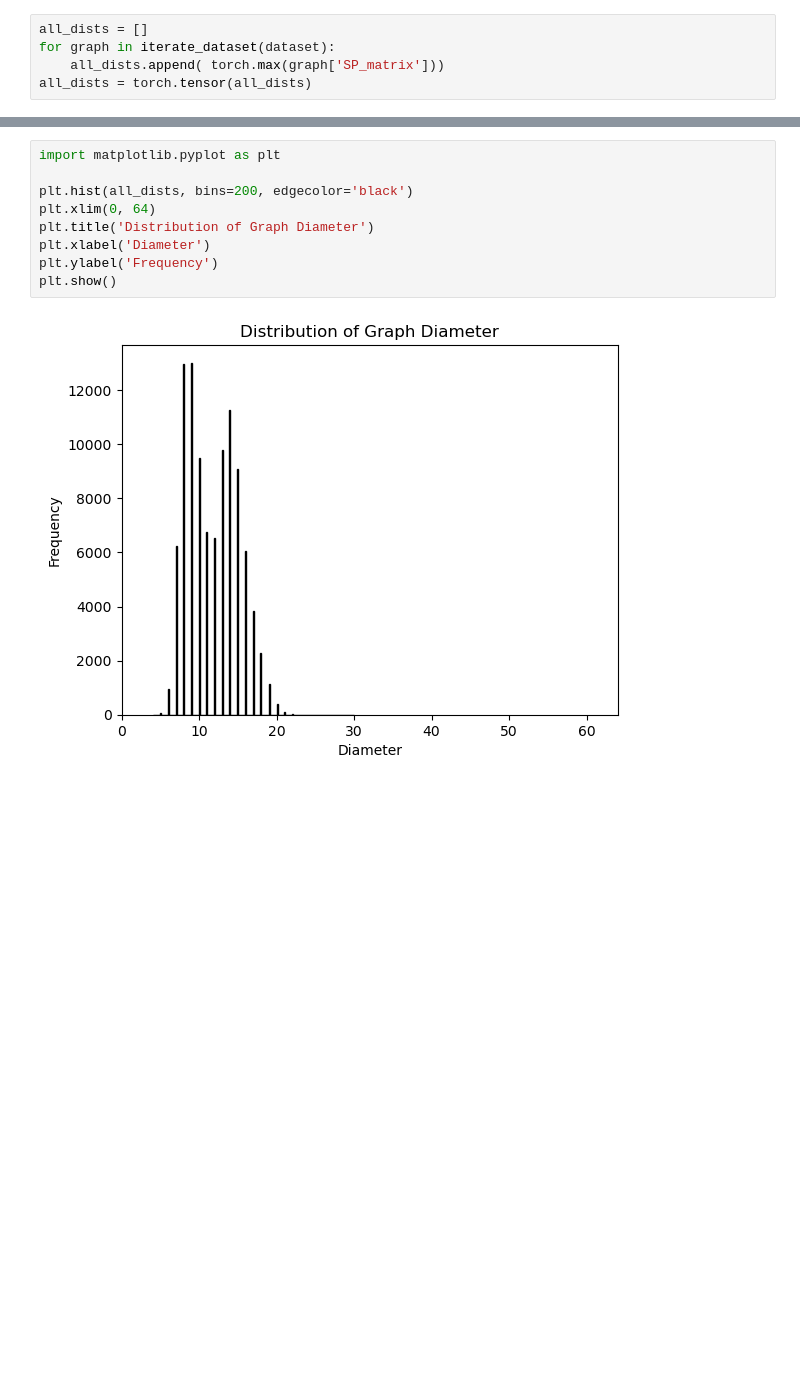
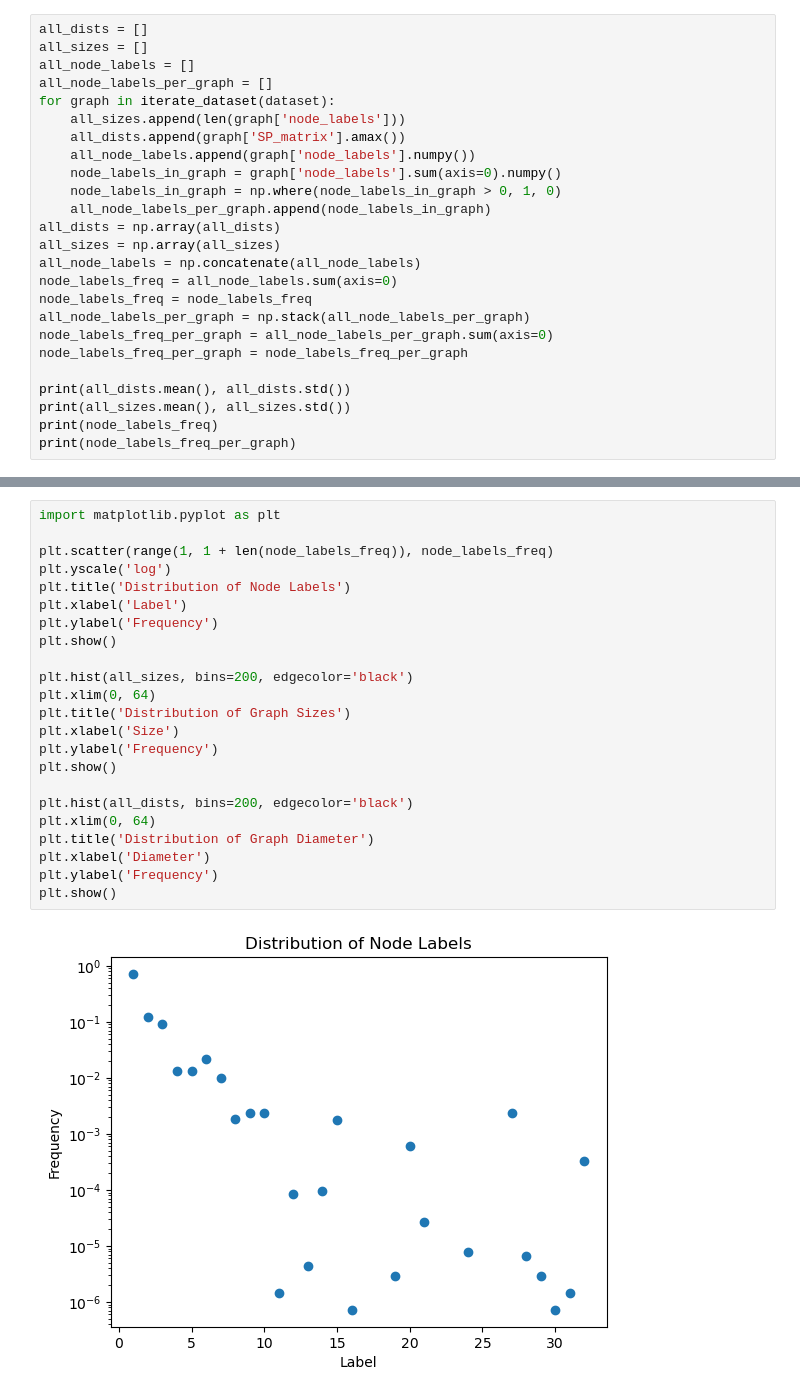
Before and after one commit to KrzakalaPaul/MolecularDatasetsExploration, a Jupyter notebook: exploration_graphs.ipynb, the cells around one changed output, grey strips where cells are left out. Drawn from its saved outputs; the diff is of its cells as text; blank space fills up the shorter version.

Commit message:
max size 16

```diff
--- a/exploration_graphs.ipynb
+++ b/exploration_graphs.ipynb
@@ -42,8 +43,28 @@ def iterate_dataset(dataset):
         else:
             graph = data
         yield graph
-# %%
-all_dists = []
-for graph in iterate_dataset(dataset):
-    all_dists.append( torch.max(graph['SP_matrix']))
-all_dists = torch.tensor(all_dists)
+# %%
+all_dists = []
+all_sizes = []
+all_node_labels = []
+all_node_labels_per_graph = []
+for graph in iterate_dataset(dataset):
+    all_sizes.append(len(graph['node_labels']))
+    all_dists.append(graph['SP_matrix'].amax())
+    all_node_labels.append(graph['node_labels'].numpy())
+    node_labels_in_graph = graph['node_labels'].sum(axis=0).numpy()
+    node_labels_in_graph = np.where(node_labels_in_graph > 0, 1, 0)
+    all_node_labels_per_graph.append(node_labels_in_graph)
+all_dists = np.array(all_dists)
+all_sizes = np.array(all_sizes)
+all_node_labels = np.concatenate(all_node_labels)
+node_labels_freq = all_node_labels.sum(axis=0)
+node_labels_freq = node_labels_freq
+all_node_labels_per_graph = np.stack(all_node_labels_per_graph)
+node_labels_freq_per_graph = all_node_labels_per_graph.sum(axis=0)
+node_labels_freq_per_graph = node_labels_freq_per_graph
+
+print(all_dists.mean(), all_dists.std())
+print(all_sizes.mean(), all_sizes.std())
+print(node_labels_freq)
+print(node_labels_freq_per_graph)
@@ -50,11 +80,25 @@ all_dists = torch.tensor(all_dists)
 # %%
 import matplotlib.pyplot as plt
+
+plt.scatter(range(1, 1 + len(node_labels_freq)), node_labels_freq)
+plt.yscale('log')
+plt.title('Distribution of Node Labels')
+plt.xlabel('Label')
+plt.ylabel('Frequency')
+plt.show()
+
+plt.hist(all_sizes, bins=200, edgecolor='black')
+plt.xlim(0, 64)
+plt.title('Distribution of Graph Sizes')
+plt.xlabel('Size')
+plt.ylabel('Frequency')
+plt.show()
 
 plt.hist(all_dists, bins=200, edgecolor='black')
 plt.xlim(0, 64)
 plt.title('Distribution of Graph Diameter')
 plt.xlabel('Diameter')
 plt.ylabel('Frequency')
 plt.show()
 # %% [output]
-[figure, old version]
+[figure, new version]
```
Also changed, not shown: parts of 5 cells of this notebook, 2 other files.
